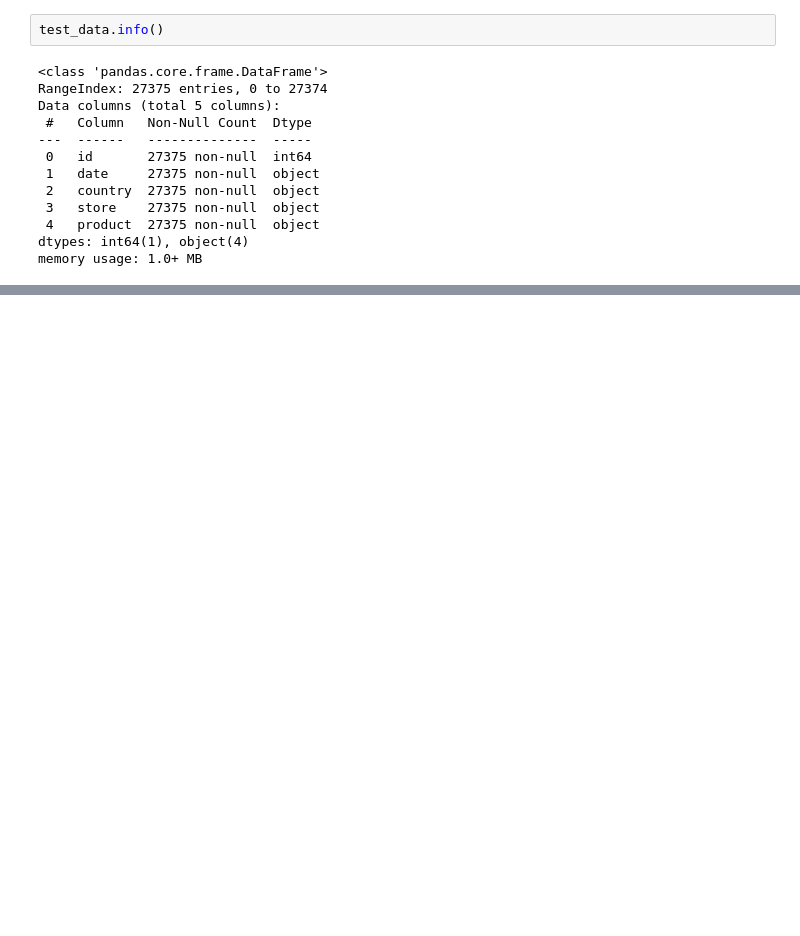
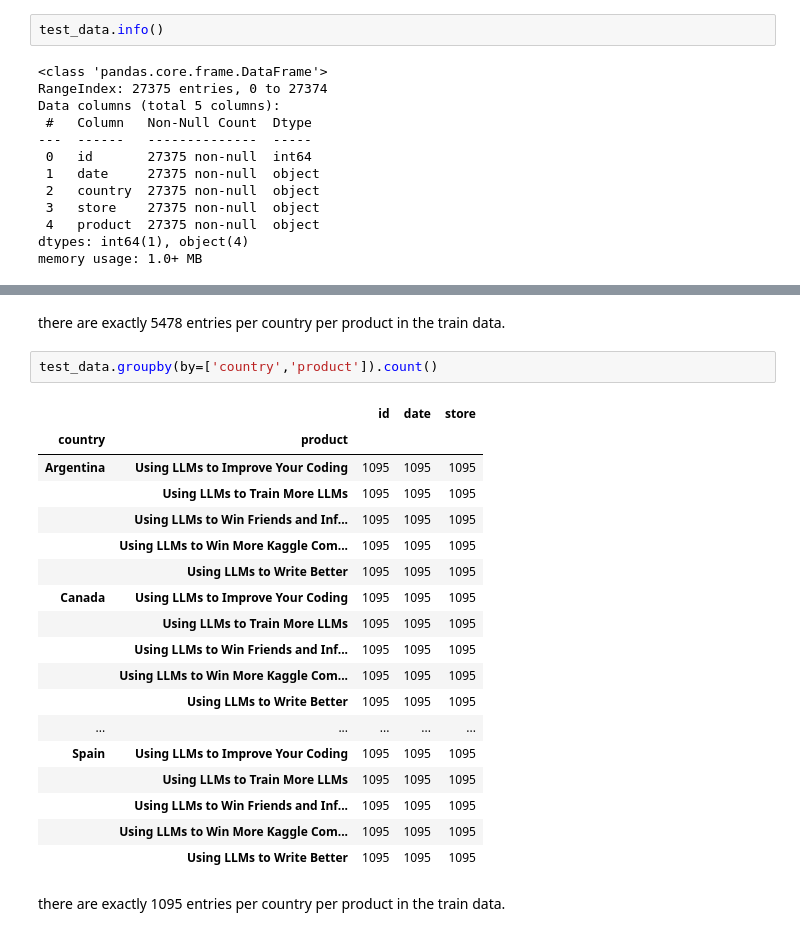
Before and after one commit to udaykirankavaturu/kaggle, a Jupyter notebook: playground-series-season-3-episode-19.ipynb, the cells around one changed output, grey strips where cells are left out. Cells and saved outputs as stored; diff of their text form; blank space fills up the shorter version.

```diff
--- a/playground-series-season-3-episode-19.ipynb
+++ b/playground-series-season-3-episode-19.ipynb
@@ -66,0 +441,25 @@ memory usage: 1.0+ MB
+# %% [markdown]
+there are exactly 5478 entries per country per product in the train data.
+# %%
+test_data.groupby(by=['country','product']).count()
+# %% [output]
+|  |  | id | date | store |
+| country | product |  |  |  |
+| Argentina | Using LLMs to Improve Your Coding | 1095 | 1095 | 1095 |
+|  | Using LLMs to Train More LLMs | 1095 | 1095 | 1095 |
+|  | Using LLMs to Win Friends and Inf... | 1095 | 1095 | 1095 |
+|  | Using LLMs to Win More Kaggle Com... | 1095 | 1095 | 1095 |
+|  | Using LLMs to Write Better | 1095 | 1095 | 1095 |
+| Canada | Using LLMs to Improve Your Coding | 1095 | 1095 | 1095 |
+|  | Using LLMs to Train More LLMs | 1095 | 1095 | 1095 |
+|  | Using LLMs to Win Friends and Inf... | 1095 | 1095 | 1095 |
+|  | Using LLMs to Win More Kaggle Com... | 1095 | 1095 | 1095 |
+|  | Using LLMs to Write Better | 1095 | 1095 | 1095 |
+| ... | ... | ... | ... | ... |
+| Spain | Using LLMs to Improve Your Coding | 1095 | 1095 | 1095 |
+|  | Using LLMs to Train More LLMs | 1095 | 1095 | 1095 |
+|  | Using LLMs to Win Friends and Inf... | 1095 | 1095 | 1095 |
+|  | Using LLMs to Win More Kaggle Com... | 1095 | 1095 | 1095 |
+|  | Using LLMs to Write Better | 1095 | 1095 | 1095 |
+# %% [markdown]
+there are exactly 1095 entries per country per product in the train data.
```
Also changed, not shown: parts of 76 cells of this notebook.
